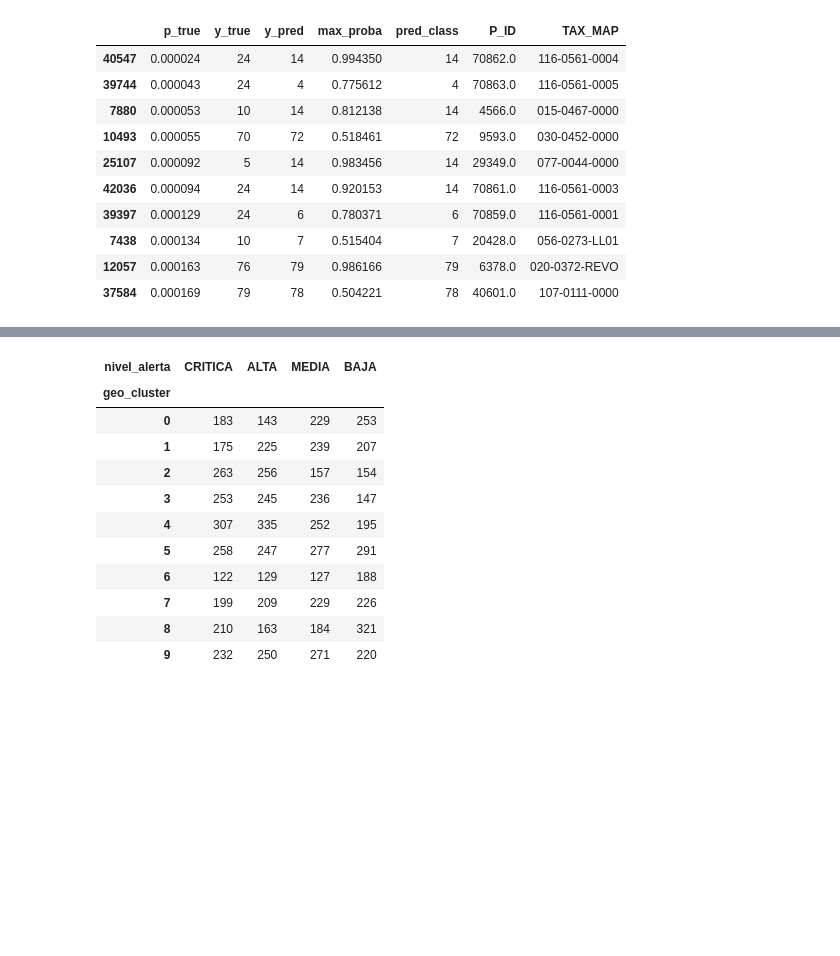
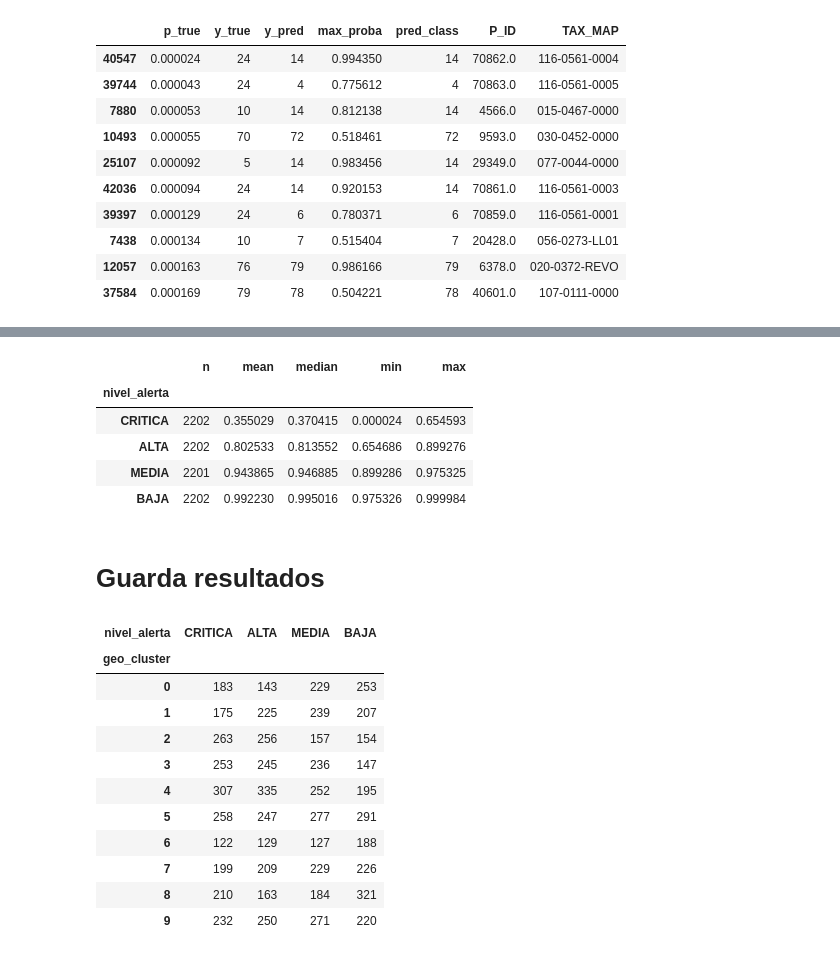
Before and after one commit to juanorion1/Prueba_Tributi, a Jupyter notebook: notebooks/data_prep_best_model.ipynb, the cells around one changed output, grey strips where cells are left out. Saved outputs shown, nothing was run; the diff lists cells and outputs as text; code cells hidden in the pictures; blank space fills up the shorter version.

Commit message:
Se realizan cambios menores y se guarda dataframe final con predicción con base en data de testeo

```diff
--- a/notebooks/data_prep_best_model.ipynb
+++ b/notebooks/data_prep_best_model.ipynb
@@ -532,3 +532,16 @@ df_final.head()
 | 27945 | 33245.0 | 086-0452-0000 | 86.0 | 452.0 | 0000 | 1.0 | Single Family | OO01 | OO01 | 124.0 | ... |
 | 1065 | 3804.0 | 013-0212-0000 | 13.0 | 212.0 | 0000 | 1.0 | Single Family | OO01 | OO01 | 67.0 | ... |
 | 7334 | 21213.0 | 059-0264-0000 | 59.0 | 264.0 | 0000 | 1.0 | Single Family | OO01 | OO01 | 74.0 | ... |
+# %%
+df_final.groupby("nivel_alerta")["p_true"].agg(
+    n="count", mean="mean", median="median", min="min", max="max"
+)
+# %% [output]
+|  | n | mean | median | min | max |
+| nivel_alerta |  |  |  |  |  |
+| CRITICA | 2202 | 0.355029 | 0.370415 | 0.000024 | 0.654593 |
+| ALTA | 2202 | 0.802533 | 0.813552 | 0.654686 | 0.899276 |
+| MEDIA | 2201 | 0.943865 | 0.946885 | 0.899286 | 0.975325 |
+| BAJA | 2202 | 0.992230 | 0.995016 | 0.975326 | 0.999984 |
+# %% [markdown]
+# Guarda resultados
```
Also changed, not shown: parts of 1 cell of this notebook, 1 other file.
